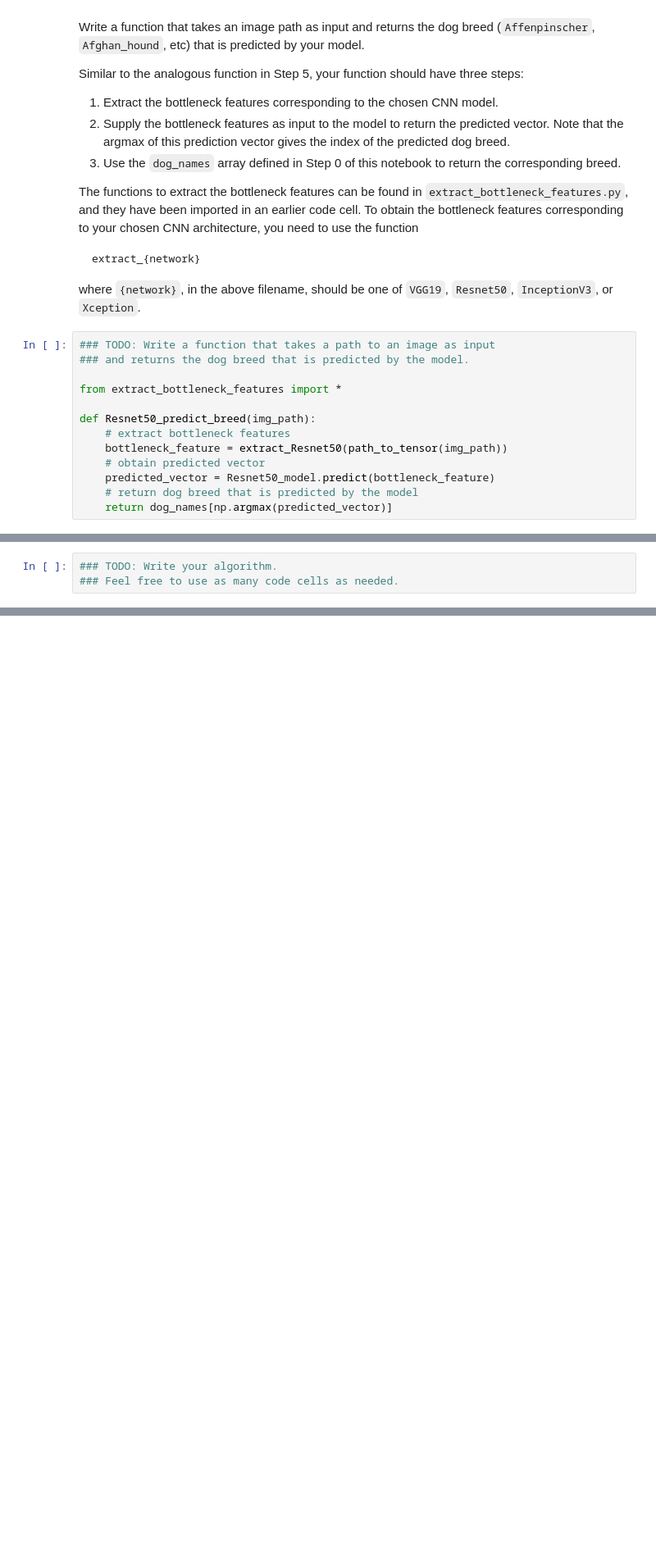
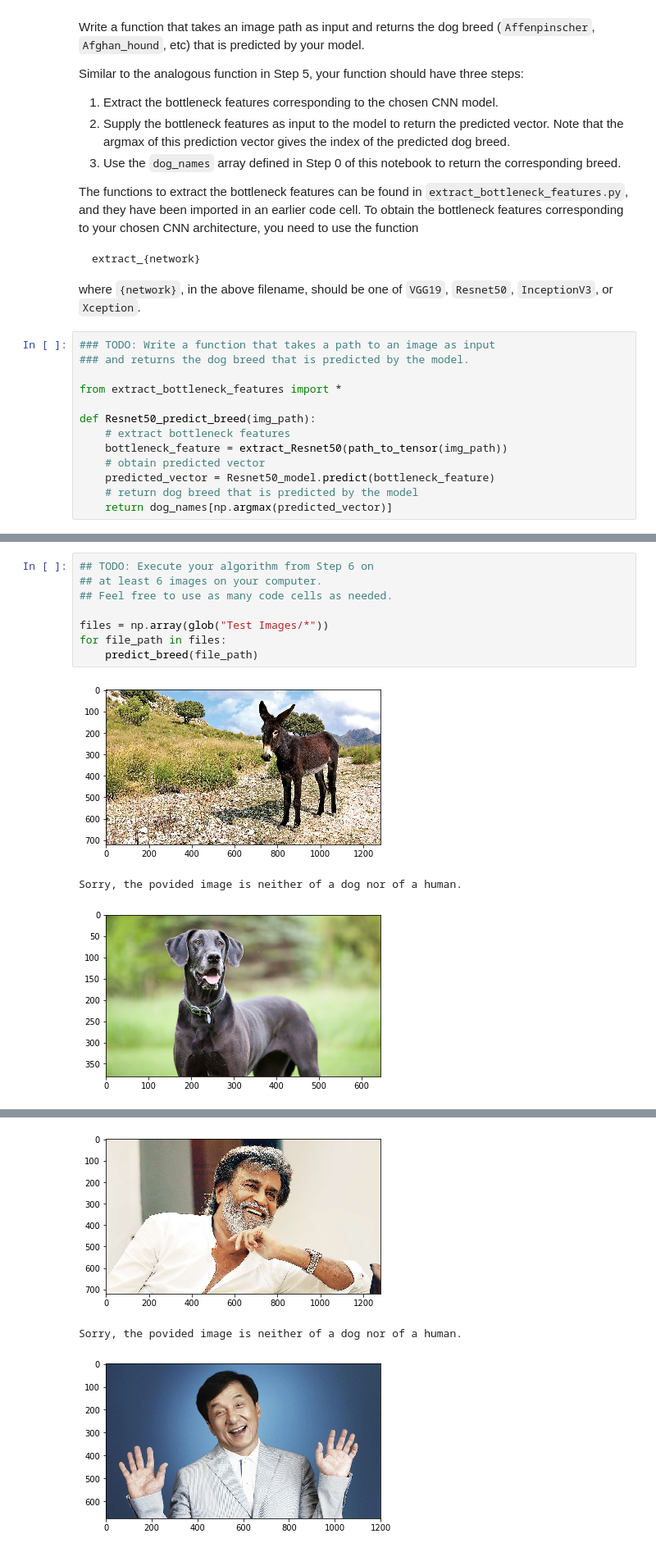
Before and after one commit to Suveesh/Dog-Breed-Classifier, a Jupyter notebook: dog_app.ipynb, the cells around one changed output, grey strips where cells are left out. Shown at 82% size. Saved outputs shown, nothing was run; the diff lists cells and outputs as text; blank space fills up the shorter version.

```diff
--- a/dog_app.ipynb
+++ b/dog_app.ipynb
@@ -720,3 +827,12 @@ This photo looks like an Afghan Hound.
 # %%
-### TODO: Write your algorithm.
-### Feel free to use as many code cells as needed.
+## TODO: Execute your algorithm from Step 6 on
+## at least 6 images on your computer.
+## Feel free to use as many code cells as needed.
+
+files = np.array(glob("Test Images/*"))
+for file_path in files:
+    predict_breed(file_path)
+# %% [output]
+[figure, added]
+Sorry, the povided image is neither of a dog nor of a human.
+[figure, added]
@@ -722,0 +843,3 @@ This photo looks like an Afghan Hound.
+[figure, added]
+Sorry, the povided image is neither of a dog nor of a human.
+[figure, added]
```
Also changed, not shown: parts of 20 cells of this notebook.
